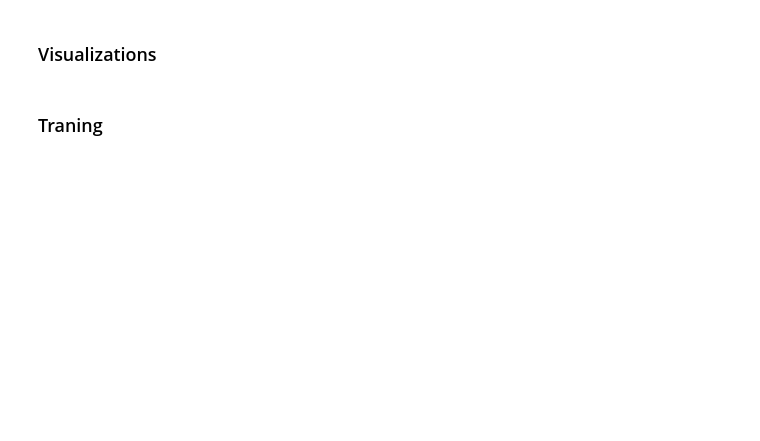
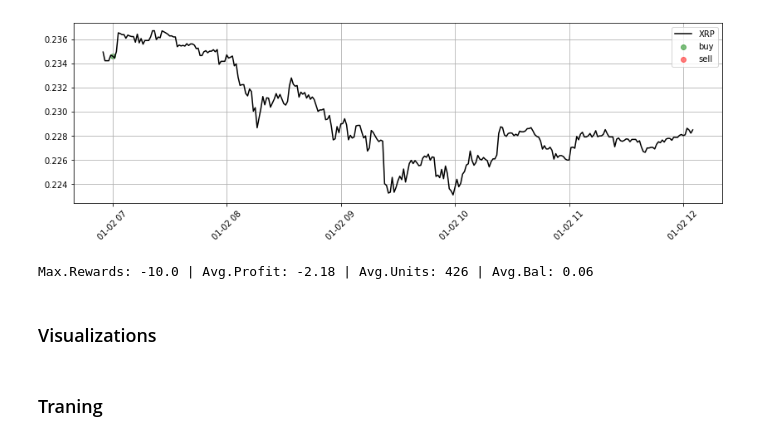
Before and after one commit to VaibhavRao09/smart-broker, a Jupyter notebook: notebooks/dqn-lstm-d.ipynb, the cells around one changed output. Saved outputs shown, nothing was run; the diff lists cells and outputs as text; code cells hidden in the pictures; blank space fills up the shorter version.

```diff
--- a/notebooks/dqn-lstm-d.ipynb
+++ b/notebooks/dqn-lstm-d.ipynb
@@ -107,3 +72,8 @@ s
+# %%
+dqn.evaluate(start_dt='2021-01-02 07:00', duration=300)
+# %% [output]
+[figure, added]
+Max.Rewards: -10.0 | Avg.Profit: -2.18 | Avg.Units: 426 | Avg.Bal: 0.06
 # %% [markdown]
 ### Visualizations
 # %% [markdown]
```
Also changed, not shown: parts of 9 cells of this notebook, 5 other files.
